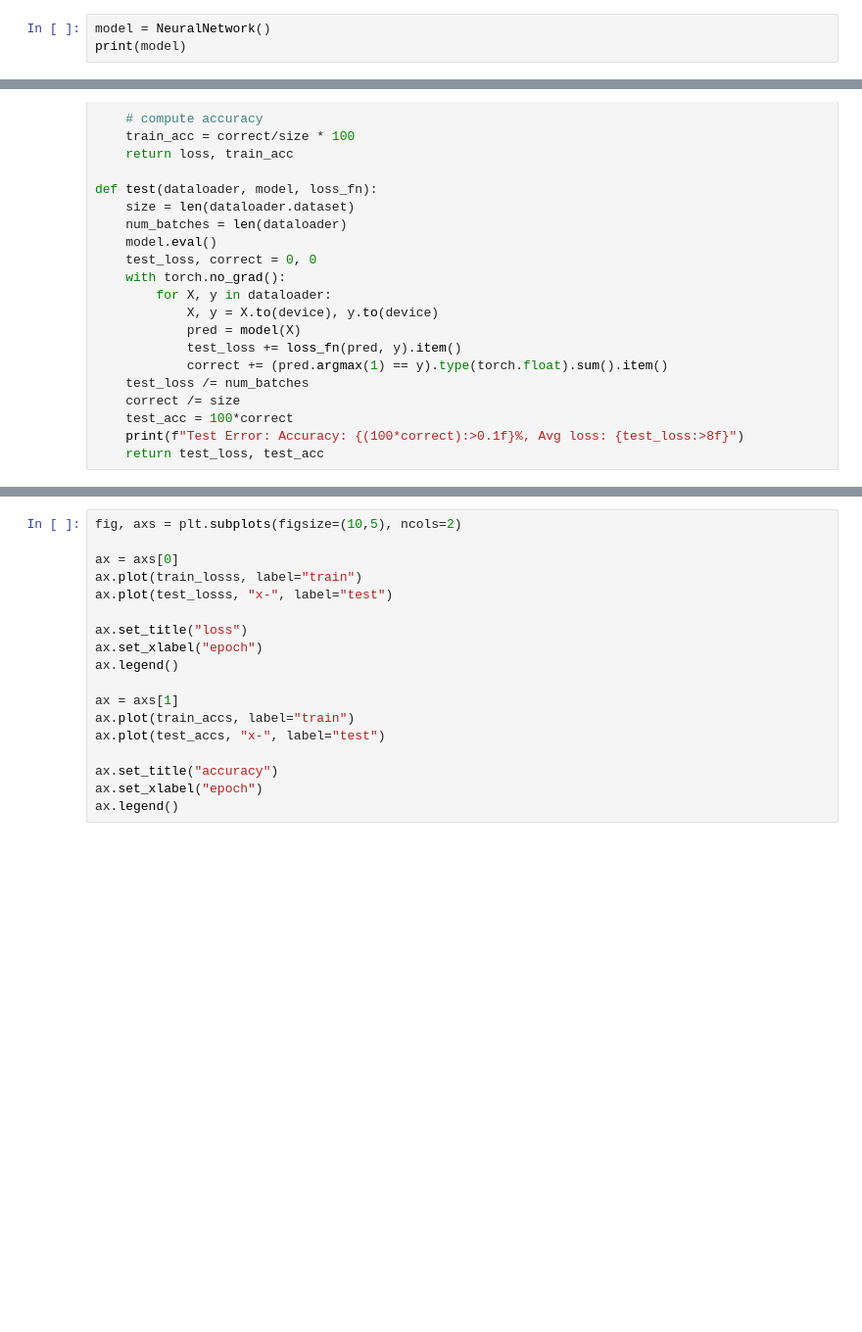
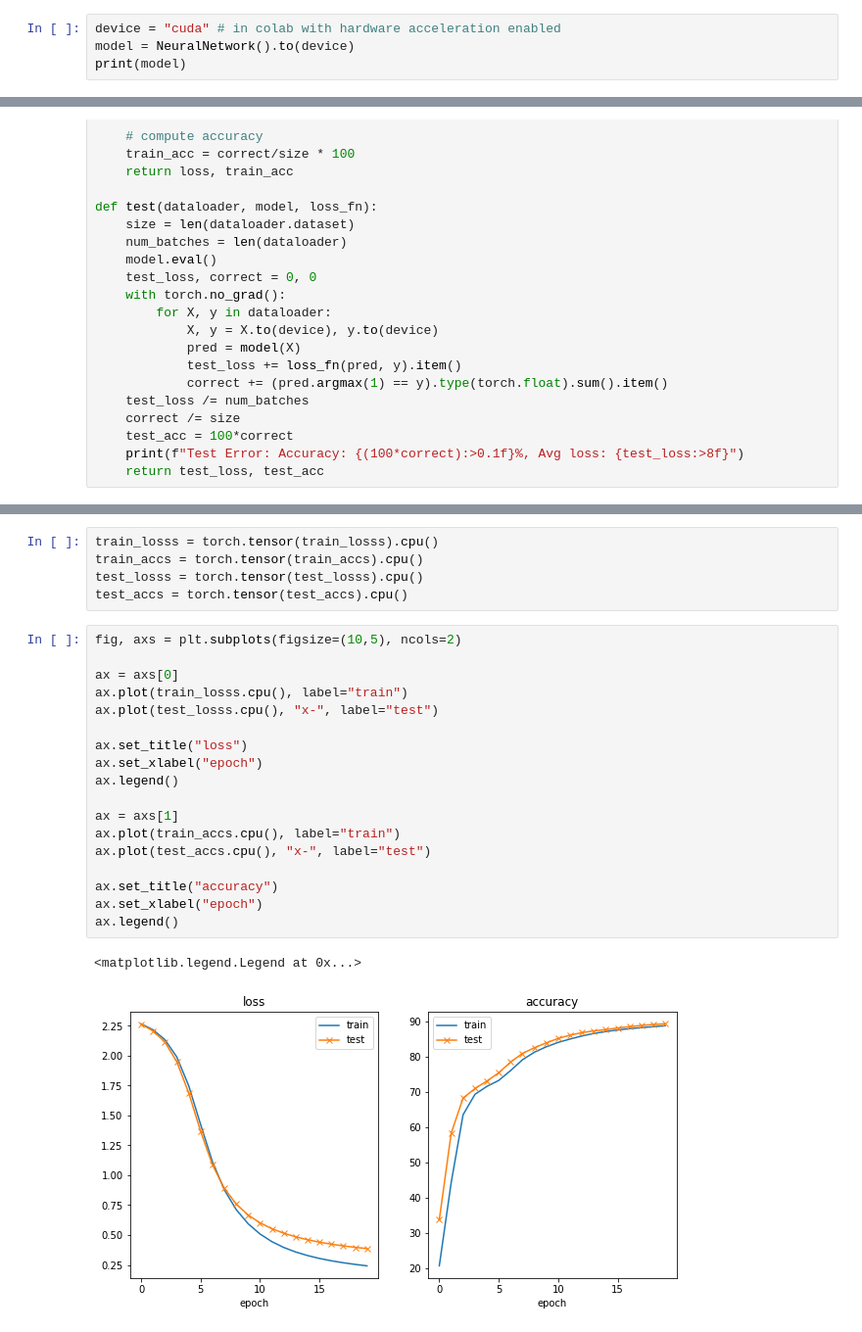
Before and after one commit to MMRES-PyBootcamp/MMRES-python-bootcamp2022, a Jupyter notebook: 13_Neural_Network101.ipynb, the cells around one changed output, grey strips where cells are left out. Shown at 98% size. Drawn from its saved outputs; the diff is of its cells as text; blank space fills up the shorter version.

```diff
--- a/13_Neural_Network101.ipynb
+++ b/13_Neural_Network101.ipynb
@@ -39,7 +41,8 @@ class NeuralNetwork(nn.Module):
         output = self.neural_network(x)
         return output
 # %%
-model = NeuralNetwork()
+device = "cuda" # in colab with hardware acceleration enabled
+model = NeuralNetwork().to(device)
 print(model)
 # %% [output]
 NeuralNetwork(
@@ -258,18 +274,26 @@ KeyboardInterrupt:
+# %%
+train_losss = torch.tensor(train_losss).cpu()
+train_accs = torch.tensor(train_accs).cpu()
+test_losss = torch.tensor(test_losss).cpu()
+test_accs = torch.tensor(test_accs).cpu()
 # %%
 fig, axs = plt.subplots(figsize=(10,5), ncols=2)
 
 ax = axs[0]
-ax.plot(train_losss, label="train")
-ax.plot(test_losss, "x-", label="test")
+ax.plot(train_losss.cpu(), label="train")
+ax.plot(test_losss.cpu(), "x-", label="test")
 
 ax.set_title("loss")
 ax.set_xlabel("epoch")
 ax.legend()
 
 ax = axs[1]
-ax.plot(train_accs, label="train")
-ax.plot(test_accs, "x-", label="test")
+ax.plot(train_accs.cpu(), label="train")
+ax.plot(test_accs.cpu(), "x-", label="test")
 
 ax.set_title("accuracy")
 ax.set_xlabel("epoch")
 ax.legend()
+# %% [output]
+<matplotlib.legend.Legend at 0x...>
+[figure, added]
```
Also changed, not shown: parts of 12 cells of this notebook.
